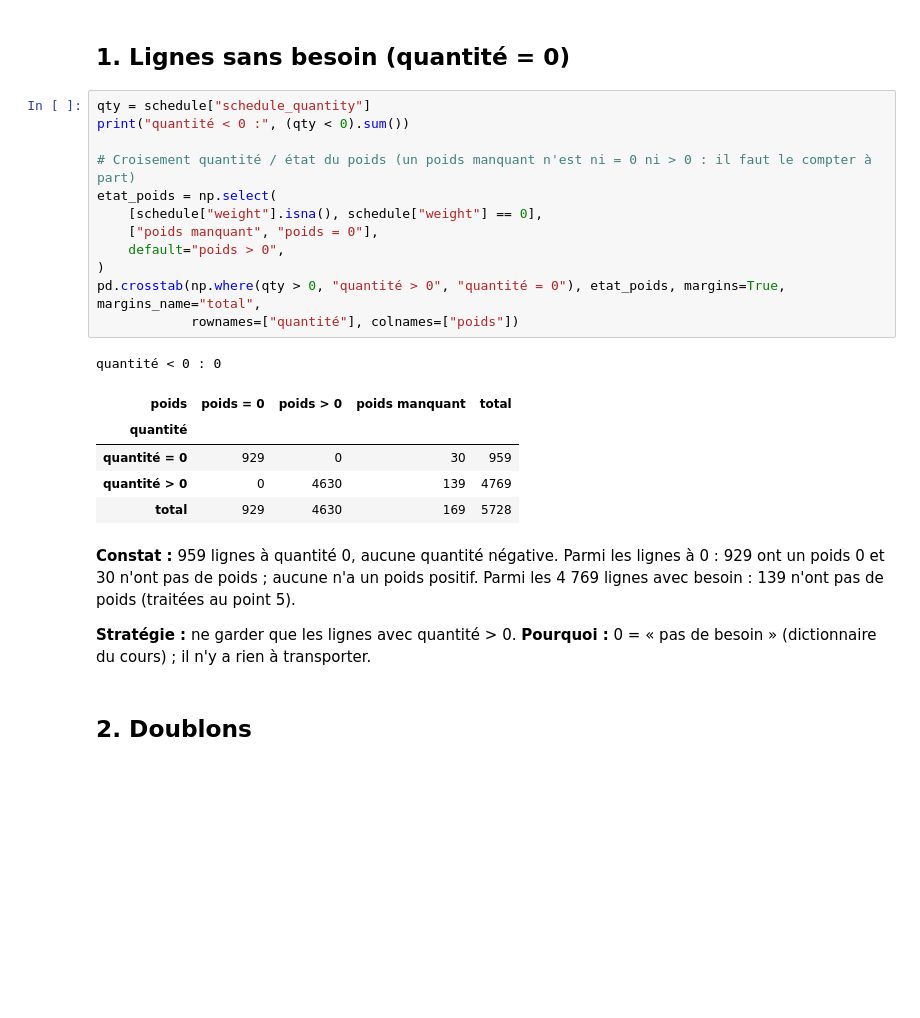
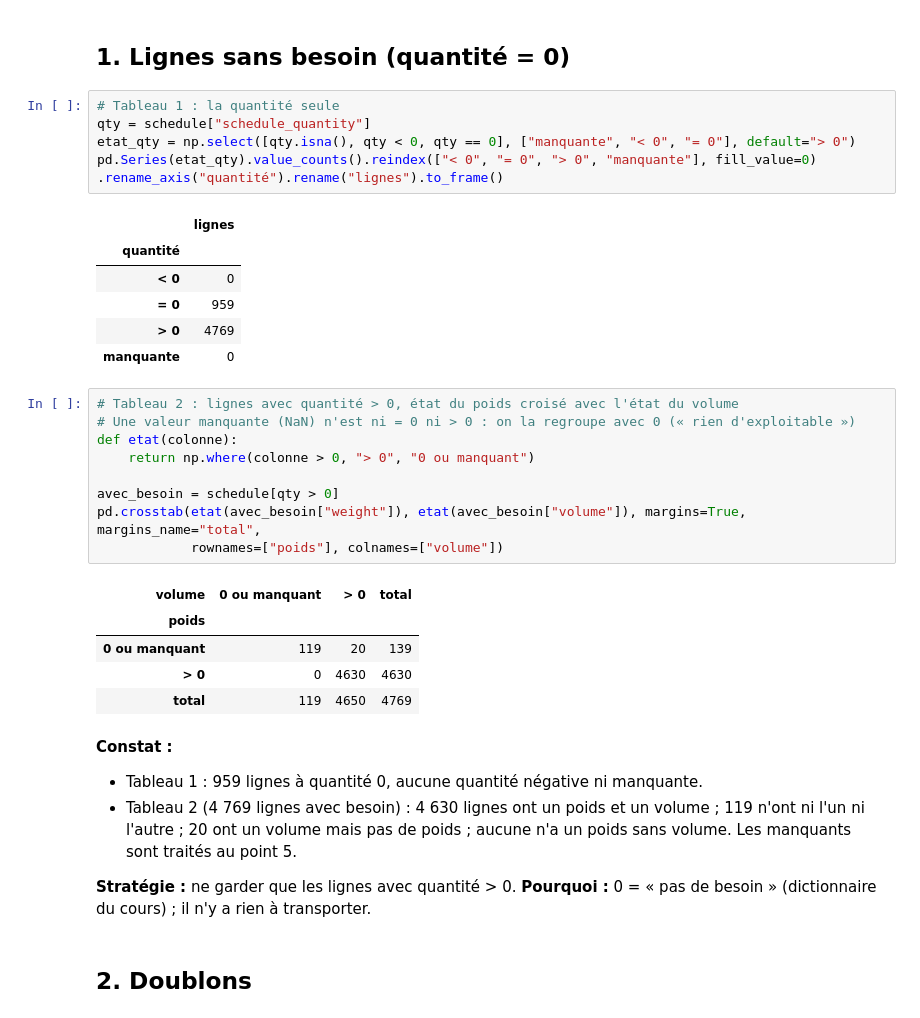
Before and after one commit to exauceh/delivery_schedule_optimization, a Jupyter notebook: notebooks/milestone1.ipynb, the cells around one changed output. Cells and saved outputs as stored; diff of their text form; blank space fills up the shorter version.

Commit message:
correction volume

```diff
--- a/notebooks/milestone1.ipynb
+++ b/notebooks/milestone1.ipynb
@@ -54,28 +54,38 @@ pd.DataFrame({"manquants": schedule.isna().sum(), "distinctes": schedule.nunique
 # %% [markdown]
 ## 1. Lignes sans besoin (quantité = 0)
 # %%
+# Tableau 1 : la quantité seule
 qty = schedule["schedule_quantity"]
-print("quantité < 0 :", (qty < 0).sum())
-
-# Croisement quantité / état du poids (un poids manquant n'est ni = 0 ni > 0 : il faut le compter à part)
-etat_poids = np.select(
-    [schedule["weight"].isna(), schedule["weight"] == 0],
-    ["poids manquant", "poids = 0"],
-    default="poids > 0",
-)
-pd.crosstab(np.where(qty > 0, "quantité > 0", "quantité = 0"), etat_poids, margins=True, margins_name="total",
-            rownames=["quantité"], colnames=["poids"])
+etat_qty = np.select([qty.isna(), qty < 0, qty == 0], ["manquante", "< 0", "= 0"], default="> 0")
+pd.Series(etat_qty).value_counts().reindex(["< 0", "= 0", "> 0", "manquante"], fill_value=0)     .rename_axis("quantité").rename("lignes").to_frame()
 # %% [output]
-quantité < 0 : 0
-| poids | poids = 0 | poids > 0 | poids manquant | total |
-| quantité |  |  |  |  |
-| quantité = 0 | 929 | 0 | 30 | 959 |
-| quantité > 0 | 0 | 4630 | 139 | 4769 |
-| total | 929 | 4630 | 169 | 5728 |
+|  | lignes |
+| quantité |  |
+| < 0 | 0 |
+| = 0 | 959 |
+| > 0 | 4769 |
+| manquante | 0 |
+# %%
+# Tableau 2 : lignes avec quantité > 0, état du poids croisé avec l'état du volume
+# Une valeur manquante (NaN) n'est ni = 0 ni > 0 : on la regroupe avec 0 (« rien d'exploitable »)
+def etat(colonne):
+    return np.where(colonne > 0, "> 0", "0 ou manquant")
+
+avec_besoin = schedule[qty > 0]
+pd.crosstab(etat(avec_besoin["weight"]), etat(avec_besoin["volume"]), margins=True, margins_name="total",
+            rownames=["poids"], colnames=["volume"])
+# %% [output]
+| volume | 0 ou manquant | > 0 | total |
+| poids |  |  |  |
+| 0 ou manquant | 119 | 20 | 139 |
+| > 0 | 0 | 4630 | 4630 |
+| total | 119 | 4650 | 4769 |
 # %% [markdown]
-**Constat :** 959 lignes à quantité 0, aucune quantité négative.
-Parmi les lignes à 0 : 929 ont un poids 0 et 30 n'ont pas de poids ; aucune n'a un poids positif.
-Parmi les 4 769 lignes avec besoin : 139 n'ont pas de poids (traitées au point 5).
+**Constat :**
+* Tableau 1 : 959 lignes à quantité 0, aucune quantité négative ni manquante.
+* Tableau 2 (4 769 lignes avec besoin) : 4 630 lignes ont un poids et un volume ; 119 n'ont ni l'un ni l'autre ;
+  20 ont un volume mais pas de poids ; aucune n'a un poids sans volume.
+  Les manquants sont traités au point 5.
 
 **Stratégie :** ne garder que les lignes avec quantité > 0.
 **Pourquoi :** 0 = « pas de besoin » (dictionnaire du cours) ; il n'y a rien à transporter.
```
